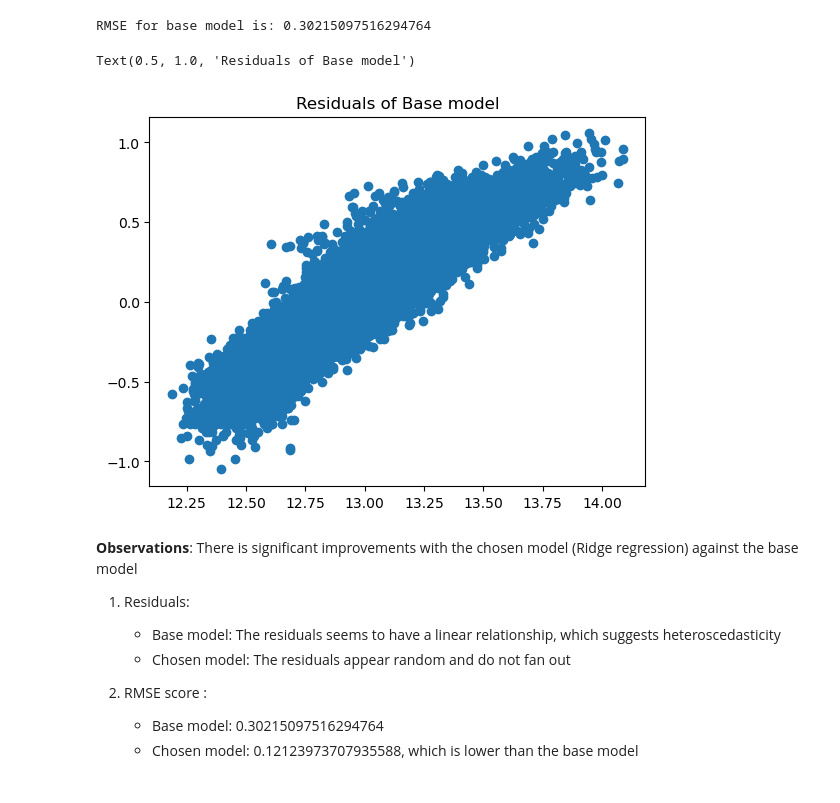
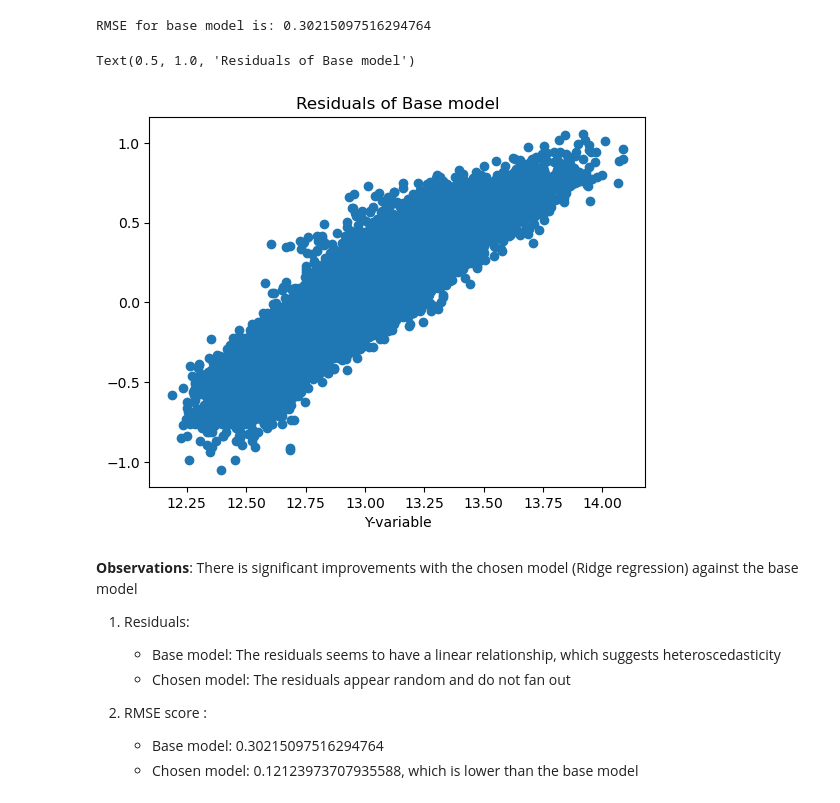
Before and after one commit to lishing/ga_proj2_dsif9, a Jupyter notebook: code/03_Modeling_and_Evaluation.ipynb, the cells around one changed output. Cells and saved outputs as stored; diff of their text form; code cells hidden in the pictures.

```diff
--- a/code/03_Modeling_and_Evaluation.ipynb
+++ b/code/03_Modeling_and_Evaluation.ipynb
@@ -822,11 +821,11 @@ RMSE for base model is: 0.30215097516294764
 residuals_base_model = y_test - np.mean(df['resale_price'])
 # %%
 plt.scatter(y_val_ridge_2, residuals_base_model)
-plt.xlable('Y-variable')
+plt.xlabel('Y-variable')
 plt.title('Residuals of Base model')
 # %% [output]
 Text(0.5, 1.0, 'Residuals of Base model')
-[figure, old version]
+[figure, new version]
 # %% [markdown]
 **Observations**: There is significant improvements with the chosen model (Ridge regression) against the base model
 1. Residuals:
```
Also changed, not shown: parts of 72 cells of this notebook, 4 other files.
